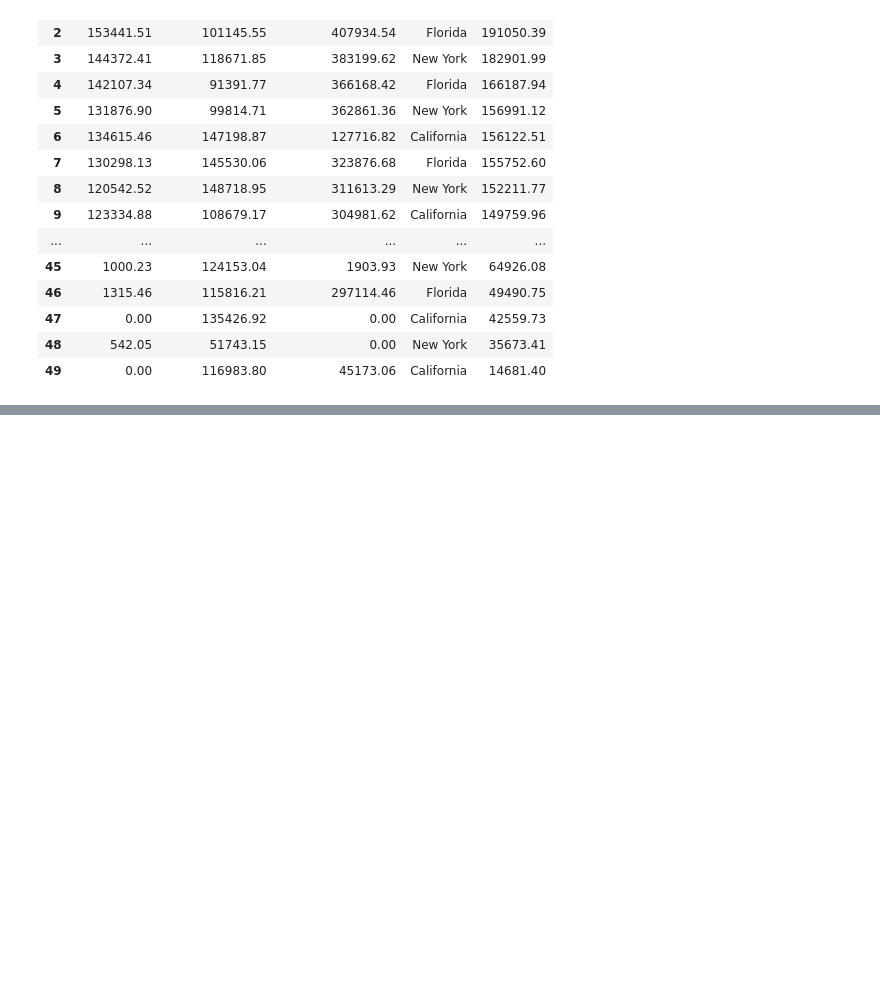
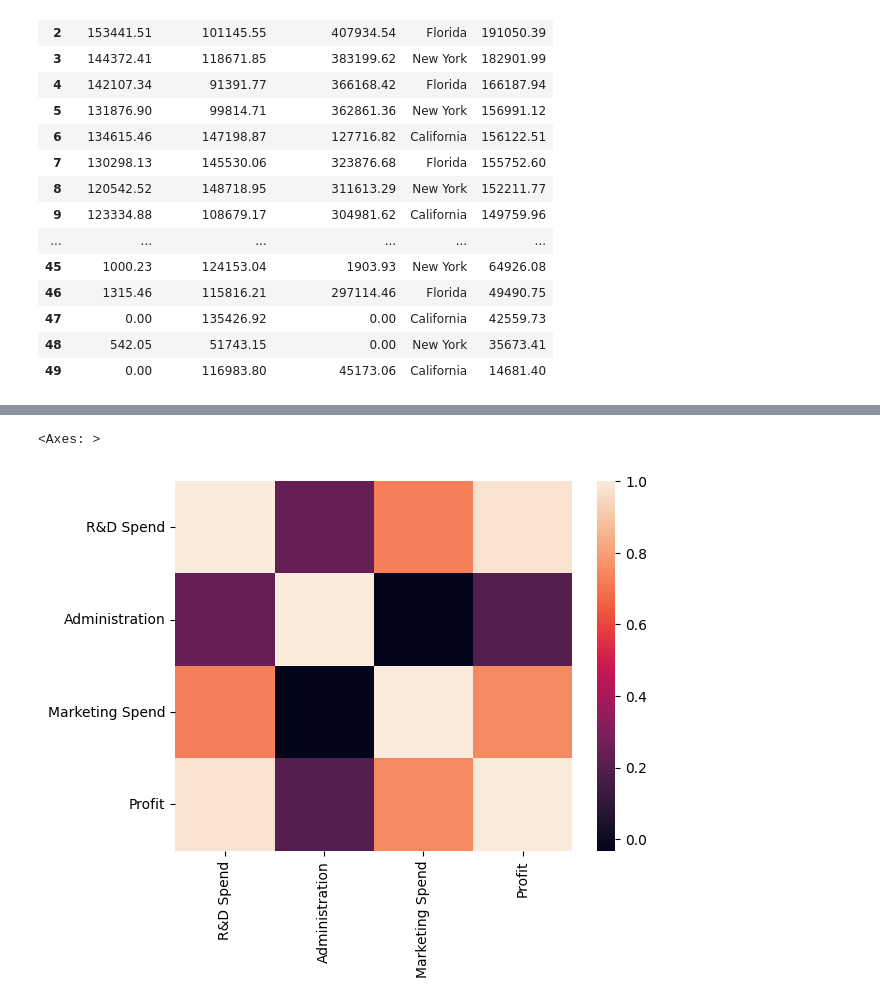
Before and after one commit to Devjith-P/Machine-Learning, a Jupyter notebook: Linear Regression/Startup_github.ipynb, the cells around one changed output, grey strips where cells are left out. Cells and saved outputs as stored; diff of their text form; code cells hidden in the pictures; blank space fills up the shorter version.

```diff
--- a/Linear Regression/Startup_github.ipynb
+++ b/Linear Regression/Startup_github.ipynb
@@ -27,0 +100,5 @@ df
+# %%
+sns.heatmap(df.corr(numeric_only=True))
+# %% [output]
+<Axes: >
+[figure, added]
```
Also changed, not shown: parts of 23 cells of this notebook.
